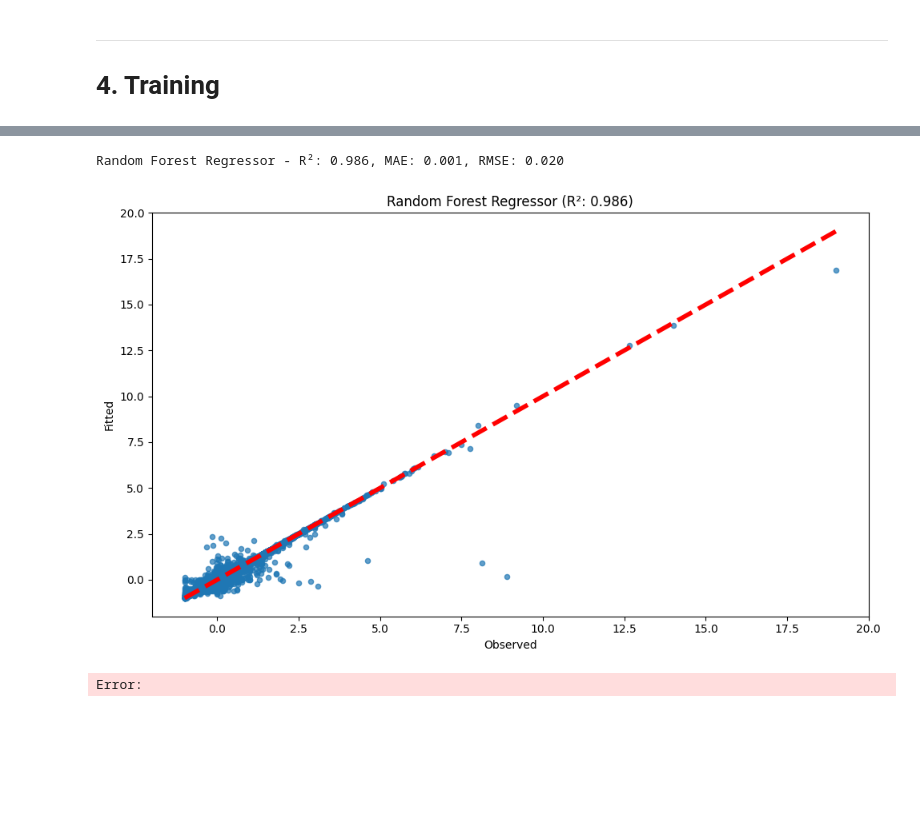
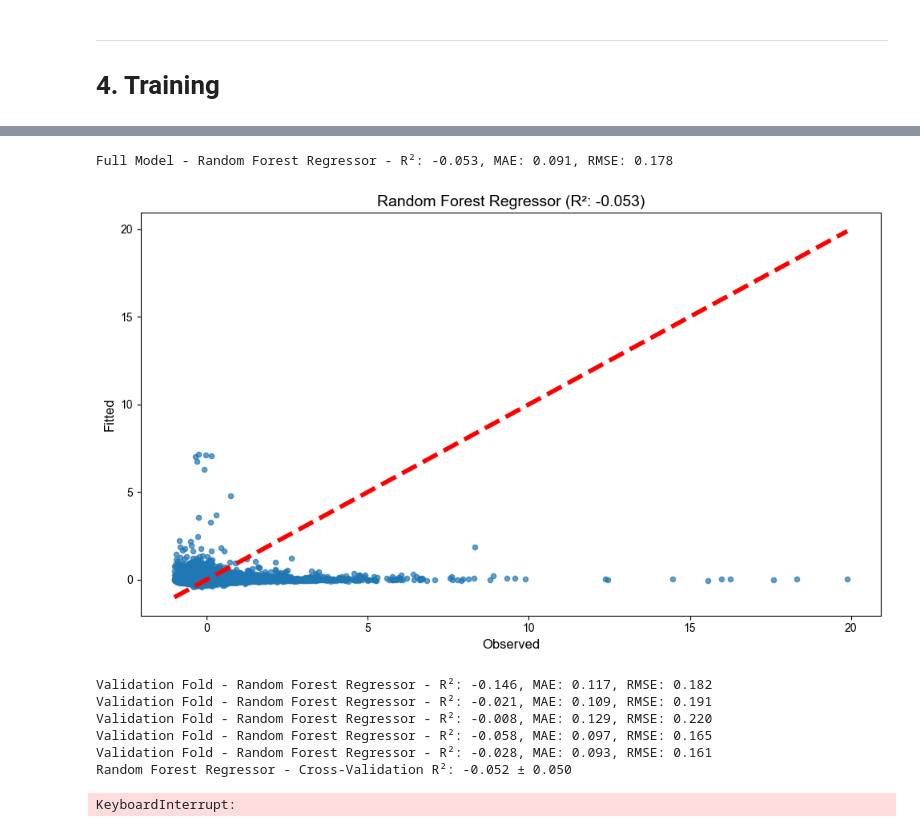
Before and after one commit to NicolasAlmerge/FIN407FinalProject, a Jupyter notebook: Predictors.ipynb, the cells around one changed output, grey strips where cells are left out. Saved outputs shown, nothing was run; the diff lists cells and outputs as text; code cells hidden in the pictures; blank space fills up the shorter version.

```diff
--- a/Predictors.ipynb
+++ b/Predictors.ipynb
@@ -485,4 +698,2 @@ def run_model_and_plot(
 # %%
 ["Random Forest Regressor", "Gradient Boosting Regressor", "Ada Boost Regressor", "XGB Regressor"]
-# %%
-run_models_and_plot(X_data, y_data, save_image_as="output_training_result.png")
@@ -498,17 +700,2 @@ Elastic Net Cross-Validation R²: -0.00 ± 0.00
-# %%
-RIDGE_ALPHAS = (0.001, 0.01, 0.1, 1.0, 10.0, 100.0)
-LASSO_ALPHAS = (0.0001, 0.001, 0.01, 0.1, 1.0, 10.0)
-ELASTIC_NET_ALPHAS = (0.001, 0.01, 0.1, 1.0, 10.0)
-ELASTIC_NET_L1_RATIOS = (0.1, 0.3, 0.5, 0.7, 0.9)
-
-for alpha in RIDGE_ALPHAS:
-    run_model_and_plot(f"Ridge with α = {alpha}", Ridge(alpha=alpha), X_data, y_data, save_image_as=f"ridge_{alpha}.png")
-
-for alpha in LASSO_ALPHAS:
-    run_model_and_plot(f"Lasso with α = {alpha}", Lasso(alpha=alpha), X_data, y_data, save_image_as=f"lasso_{alpha}.png")
-
-for alpha in ELASTIC_NET_ALPHAS:
-    for l1_ratio in ELASTIC_NET_L1_RATIOS:
-        run_model_and_plot(f"Elastic Net with α = {alpha}, L1 Ratio = {l1_ratio}", ElasticNet(alpha=alpha, l1_ratio=l1_ratio), X_data, y_data, save_image_as=f"elastic_net_{alpha}_{l1_ratio}.png")
 # %%
-run_model_and_plot("Linear Regression", LinearRegression(), X_data, y_data, save_image_as="linear_regression.png")
+run_model_and_plot("K-Neighbors Regressor", KNeighborsRegressor(), X_data, y_data, save_image_as="k_neighbors.png", save_model_as="k_neighbors.model")
@@ -515,2 +710,0 @@ run_model_and_plot("Linear Regression", LinearRegression(), X_data, y_data, save
-# %%
-run_model_and_plot("Support Vector Regressor", SVR(), X_data, y_data, save_image_as="svr.png")
@@ -531,6 +711,12 @@ models = {
 # %%
-run_model_and_plot("Random Forest Regressor", RandomForestRegressor(n_jobs=-1), X_data, y_data, save_image_as="random_forest.png", add_shap_analysis=True)
+run_model_and_plot("Random Forest Regressor", RandomForestRegressor(n_jobs=-1, random_state=0), X_data, y_data, save_image_as="random_forest.png", save_model_as="random_forest.model", add_feature_importance=True, add_shap_analysis=True)
 # %% [output]
-Random Forest Regressor - R²: 0.986, MAE: 0.001, RMSE: 0.020
+Full Model - Random Forest Regressor - R²: -0.053, MAE: 0.091, RMSE: 0.178
-[figure, old version]
+[figure, new version]
-Error:
+Validation Fold - Random Forest Regressor - R²: -0.146, MAE: 0.117, RMSE: 0.182
+Validation Fold - Random Forest Regressor - R²: -0.021, MAE: 0.109, RMSE: 0.191
+Validation Fold - Random Forest Regressor - R²: -0.008, MAE: 0.129, RMSE: 0.220
+Validation Fold - Random Forest Regressor - R²: -0.058, MAE: 0.097, RMSE: 0.165
+Validation Fold - Random Forest Regressor - R²: -0.028, MAE: 0.093, RMSE: 0.161
+Random Forest Regressor - Cross-Validation R²: -0.052 ± 0.050
+KeyboardInterrupt:
```
Also changed, not shown: parts of 40 cells of this notebook, 1 other file.
